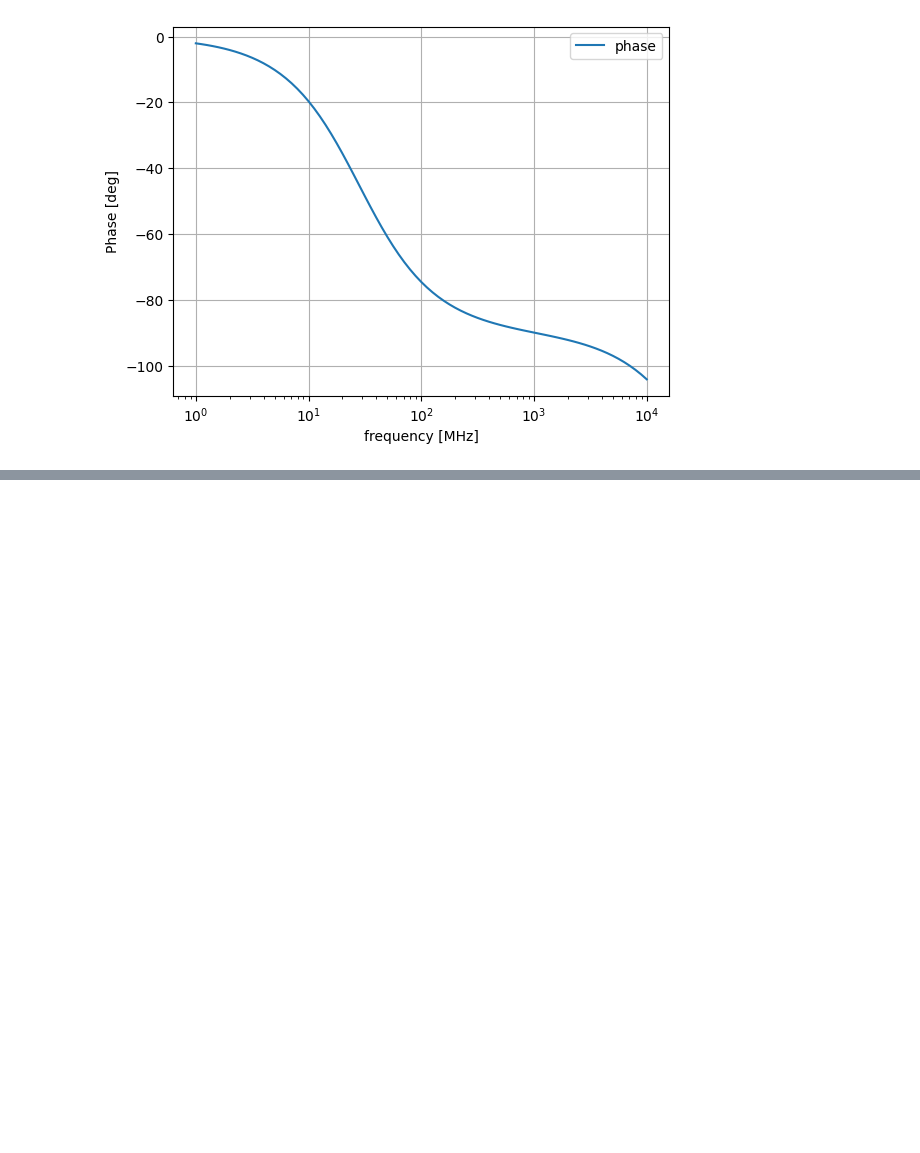
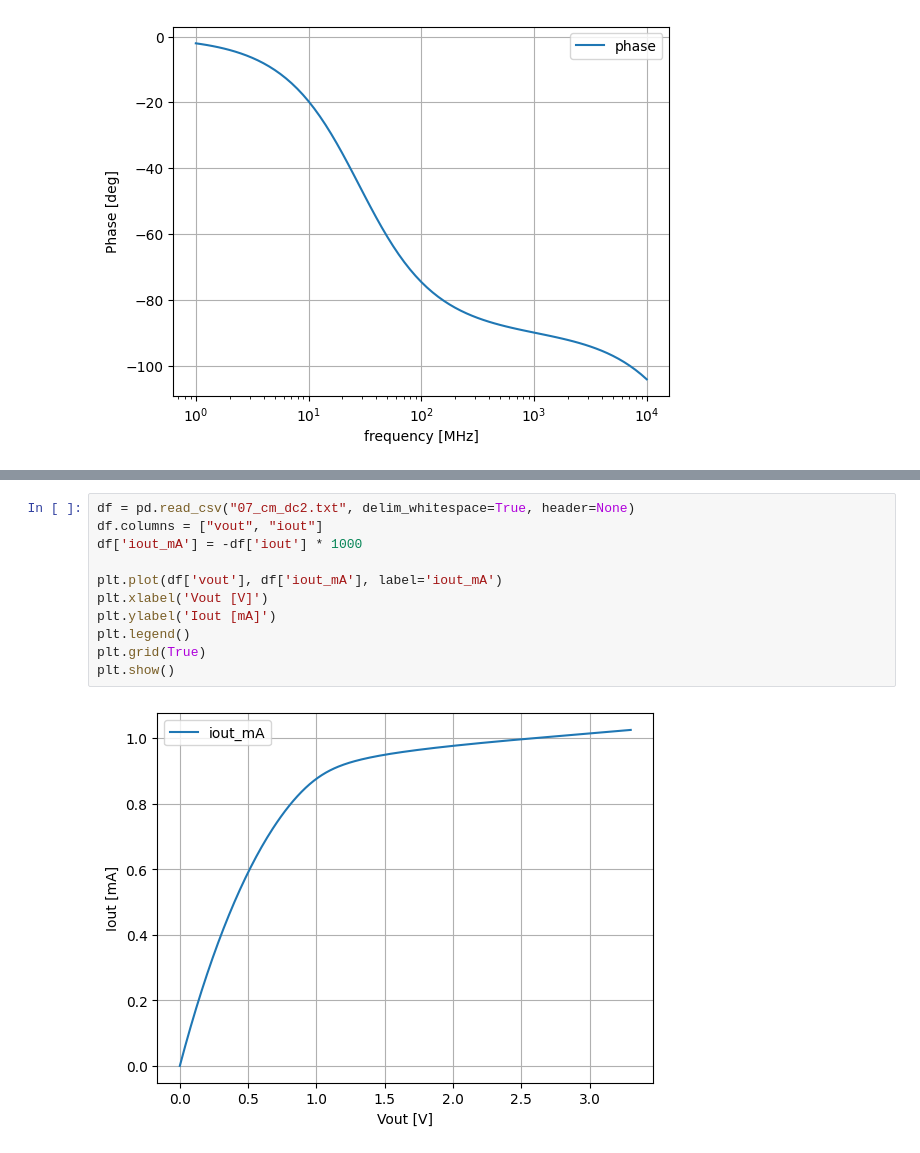
Before and after one commit to atuchiya/gf180-analog-tutorial, a Jupyter notebook: fifty_nifty.ipynb, the cells around one changed output, grey strips where cells are left out. Drawn from its saved outputs; the diff is of its cells as text; blank space fills up the shorter version.

```diff
--- a/fifty_nifty.ipynb
+++ b/fifty_nifty.ipynb
@@ -328,0 +431,13 @@ plt.show()
+# %%
+df = pd.read_csv("07_cm_dc2.txt", delim_whitespace=True, header=None)
+df.columns = ["vout", "iout"]
+df['iout_mA'] = -df['iout'] * 1000
+
+plt.plot(df['vout'], df['iout_mA'], label='iout_mA')
+plt.xlabel('Vout [V]')
+plt.ylabel('Iout [mA]')
+plt.legend()
+plt.grid(True)
+plt.show()
+# %% [output]
+[figure, added]
```
Also changed, not shown: parts of 32 cells of this notebook.
